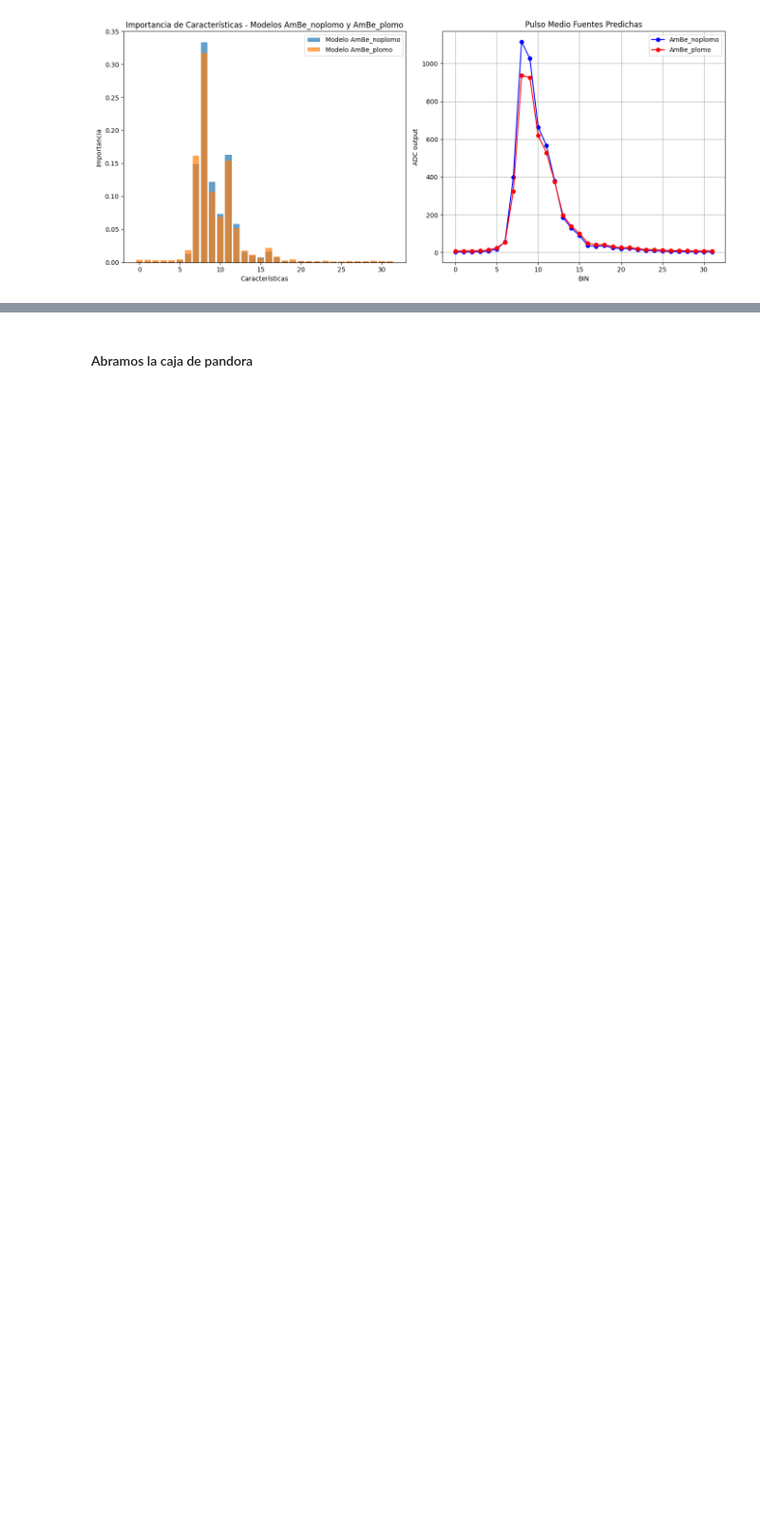
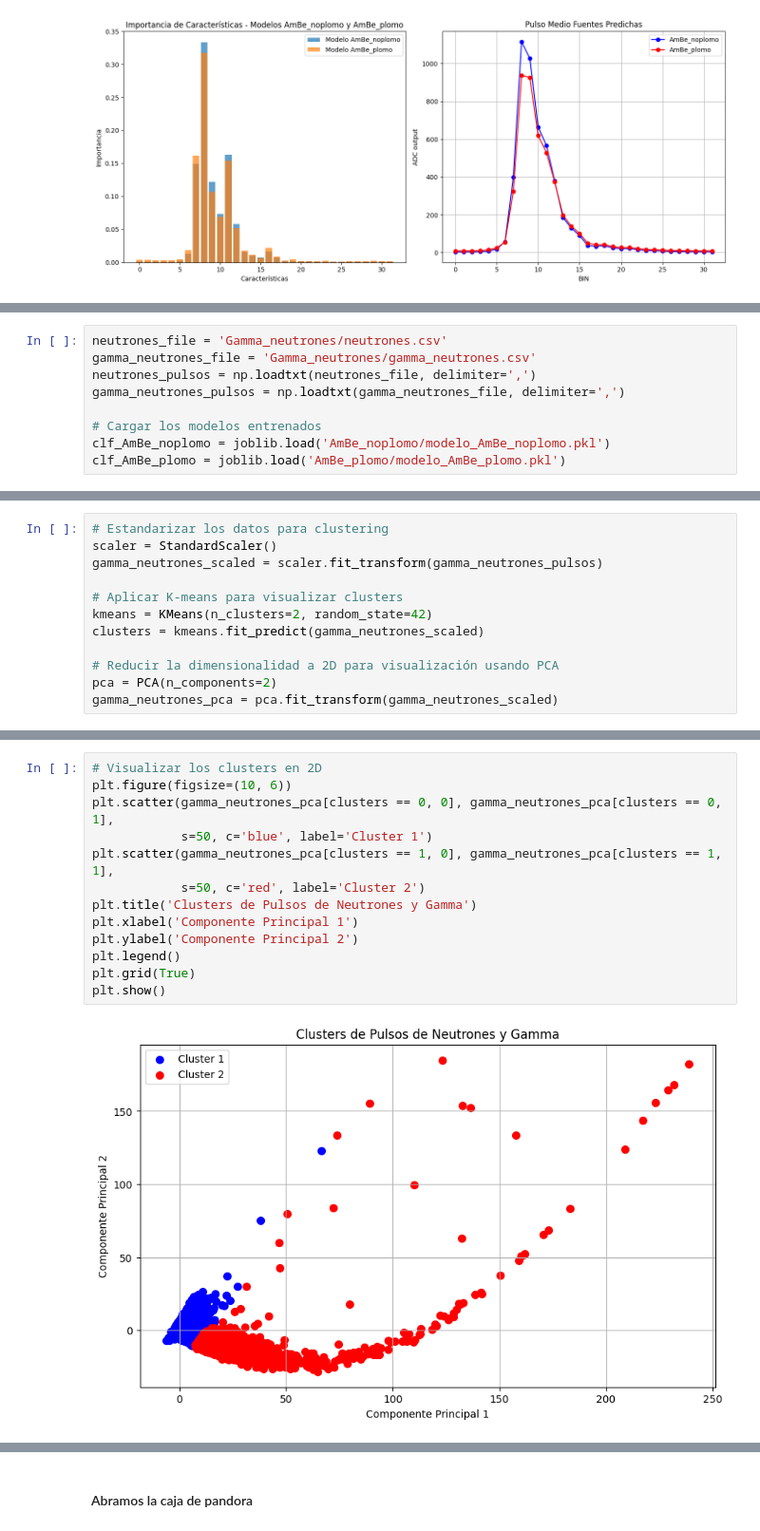
Before and after one commit to saisito/MLF_nunez-alejandro, a Jupyter notebook: nunez-alejandro.ipynb, the cells around one changed output, grey strips where cells are left out. Shown at 95% size. Saved outputs shown, nothing was run; the diff lists cells and outputs as text; blank space fills up the shorter version.

```diff
--- a/nunez-alejandro.ipynb
+++ b/nunez-alejandro.ipynb
@@ -718,0 +739,9 @@ Datos guardados en Gamma_Neutrones
+# %%
+neutrones_file = 'Gamma_neutrones/neutrones.csv'
+gamma_neutrones_file = 'Gamma_neutrones/gamma_neutrones.csv'
+neutrones_pulsos = np.loadtxt(neutrones_file, delimiter=',')
+gamma_neutrones_pulsos = np.loadtxt(gamma_neutrones_file, delimiter=',')
+
+# Cargar los modelos entrenados
+clf_AmBe_noplomo = joblib.load('AmBe_noplomo/modelo_AmBe_noplomo.pkl')
+clf_AmBe_plomo = joblib.load('AmBe_plomo/modelo_AmBe_plomo.pkl')
@@ -718,0 +757,12 @@ Datos guardados en Gamma_Neutrones
+# %%
+# Estandarizar los datos para clustering
+scaler = StandardScaler()
+gamma_neutrones_scaled = scaler.fit_transform(gamma_neutrones_pulsos)
+
+# Aplicar K-means para visualizar clusters
+kmeans = KMeans(n_clusters=2, random_state=42)
+clusters = kmeans.fit_predict(gamma_neutrones_scaled)
+
+# Reducir la dimensionalidad a 2D para visualización usando PCA
+pca = PCA(n_components=2)
+gamma_neutrones_pca = pca.fit_transform(gamma_neutrones_scaled)
@@ -718,0 +782,15 @@ Datos guardados en Gamma_Neutrones
+# %%
+# Visualizar los clusters en 2D
+plt.figure(figsize=(10, 6))
+plt.scatter(gamma_neutrones_pca[clusters == 0, 0], gamma_neutrones_pca[clusters == 0, 1],
+            s=50, c='blue', label='Cluster 1')
+plt.scatter(gamma_neutrones_pca[clusters == 1, 0], gamma_neutrones_pca[clusters == 1, 1],
+            s=50, c='red', label='Cluster 2')
+plt.title('Clusters de Pulsos de Neutrones y Gamma')
+plt.xlabel('Componente Principal 1')
+plt.ylabel('Componente Principal 2')
+plt.legend()
+plt.grid(True)
+plt.show()
+# %% [output]
+[figure, added]
```
Also changed, not shown: parts of 28 cells of this notebook.
